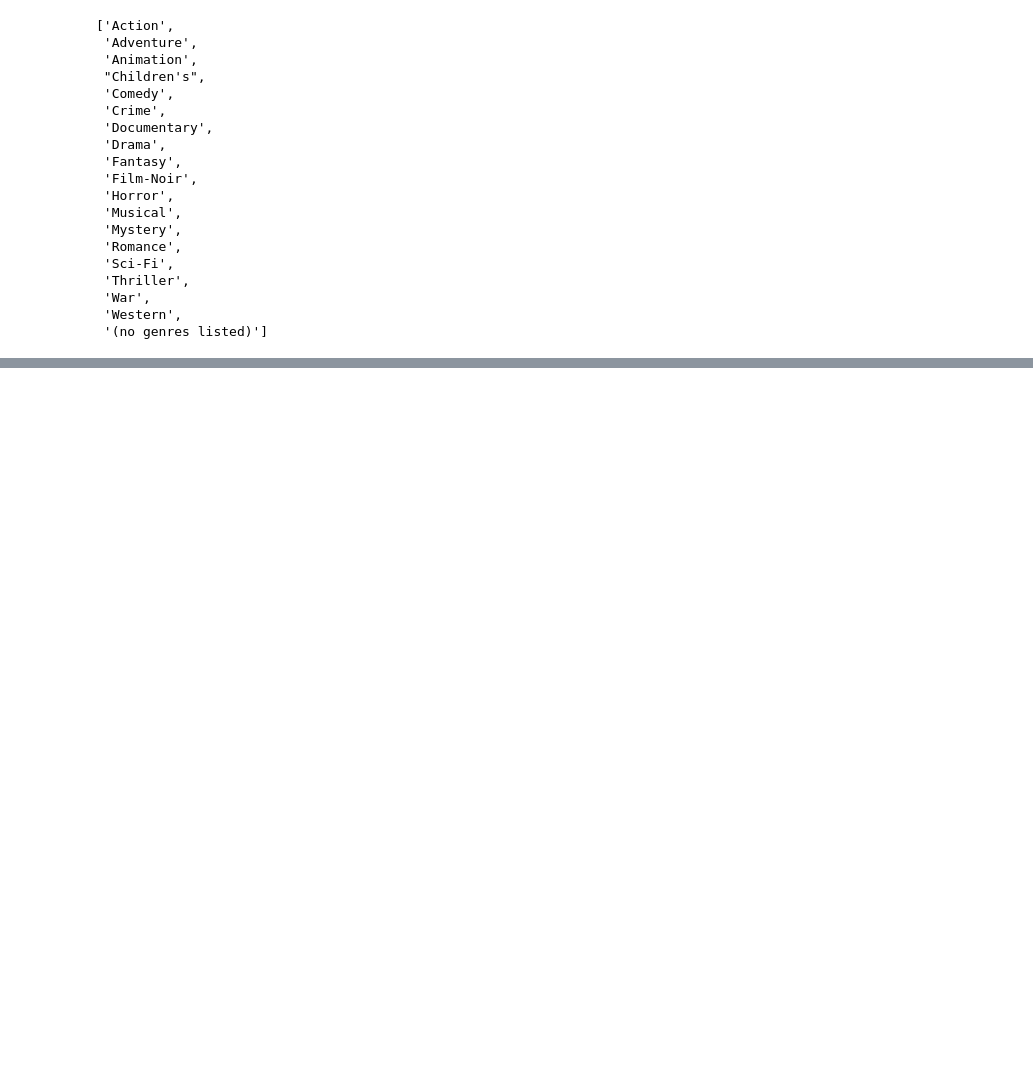
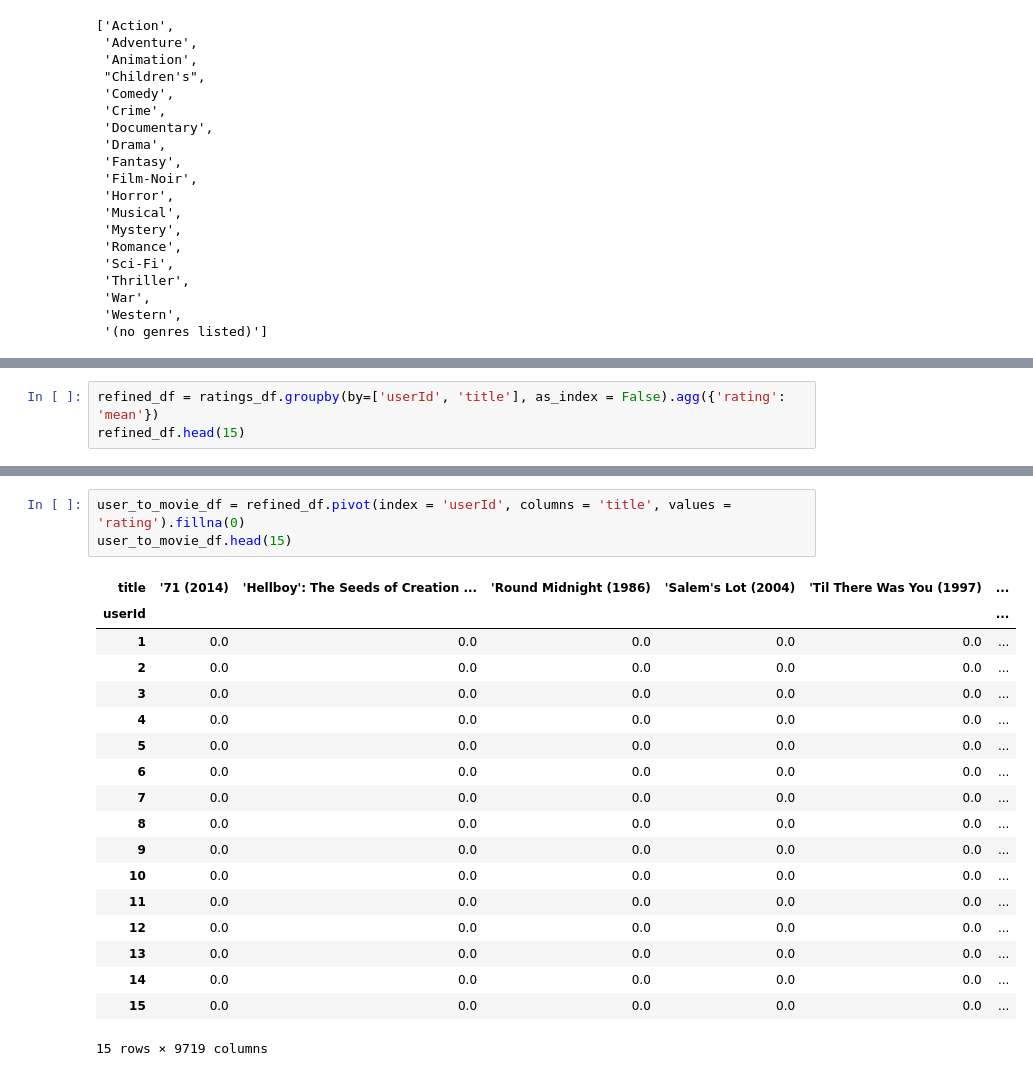
Before and after one commit to HackMelbourne/Movie-Recommendation-System, a Jupyter notebook: src.ipynb, the cells around one changed output, grey strips where cells are left out. Saved outputs shown, nothing was run; the diff lists cells and outputs as text; blank space fills up the shorter version.

```diff
--- a/src.ipynb
+++ b/src.ipynb
@@ -288,0 +293,3 @@ genre_recommendations.head(15)
+# %%
+refined_df = ratings_df.groupby(by=['userId', 'title'], as_index = False).agg({'rating': 'mean'})
+refined_df.head(15)
@@ -288,0 +313,22 @@ genre_recommendations.head(15)
+# %%
+user_to_movie_df = refined_df.pivot(index = 'userId', columns = 'title', values = 'rating').fillna(0)
+user_to_movie_df.head(15)
+# %% [output]
+| title | '71 (2014) | 'Hellboy': The Seeds of Creation ... | 'Round Midnight (1986) | 'Salem's Lot (2004) | 'Til There Was You (1997) | ... |
+| userId |  |  |  |  |  | ... |
+| 1 | 0.0 | 0.0 | 0.0 | 0.0 | 0.0 | ... |
+| 2 | 0.0 | 0.0 | 0.0 | 0.0 | 0.0 | ... |
+| 3 | 0.0 | 0.0 | 0.0 | 0.0 | 0.0 | ... |
+| 4 | 0.0 | 0.0 | 0.0 | 0.0 | 0.0 | ... |
+| 5 | 0.0 | 0.0 | 0.0 | 0.0 | 0.0 | ... |
+| 6 | 0.0 | 0.0 | 0.0 | 0.0 | 0.0 | ... |
+| 7 | 0.0 | 0.0 | 0.0 | 0.0 | 0.0 | ... |
+| 8 | 0.0 | 0.0 | 0.0 | 0.0 | 0.0 | ... |
+| 9 | 0.0 | 0.0 | 0.0 | 0.0 | 0.0 | ... |
+| 10 | 0.0 | 0.0 | 0.0 | 0.0 | 0.0 | ... |
+| 11 | 0.0 | 0.0 | 0.0 | 0.0 | 0.0 | ... |
+| 12 | 0.0 | 0.0 | 0.0 | 0.0 | 0.0 | ... |
+| 13 | 0.0 | 0.0 | 0.0 | 0.0 | 0.0 | ... |
+| 14 | 0.0 | 0.0 | 0.0 | 0.0 | 0.0 | ... |
+| 15 | 0.0 | 0.0 | 0.0 | 0.0 | 0.0 | ... |
+15 rows × 9719 columns
```
Also changed, not shown: parts of 13 cells of this notebook.
